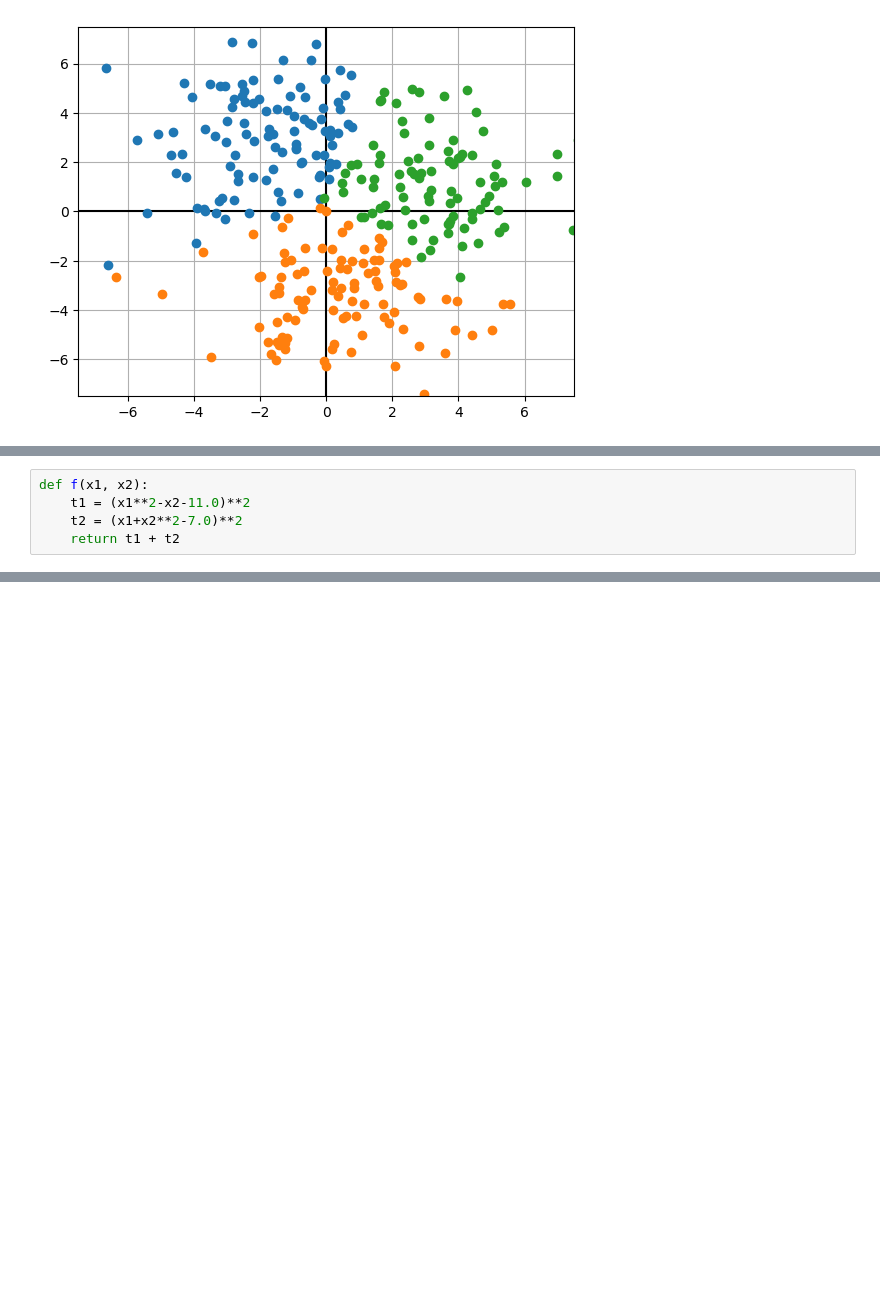
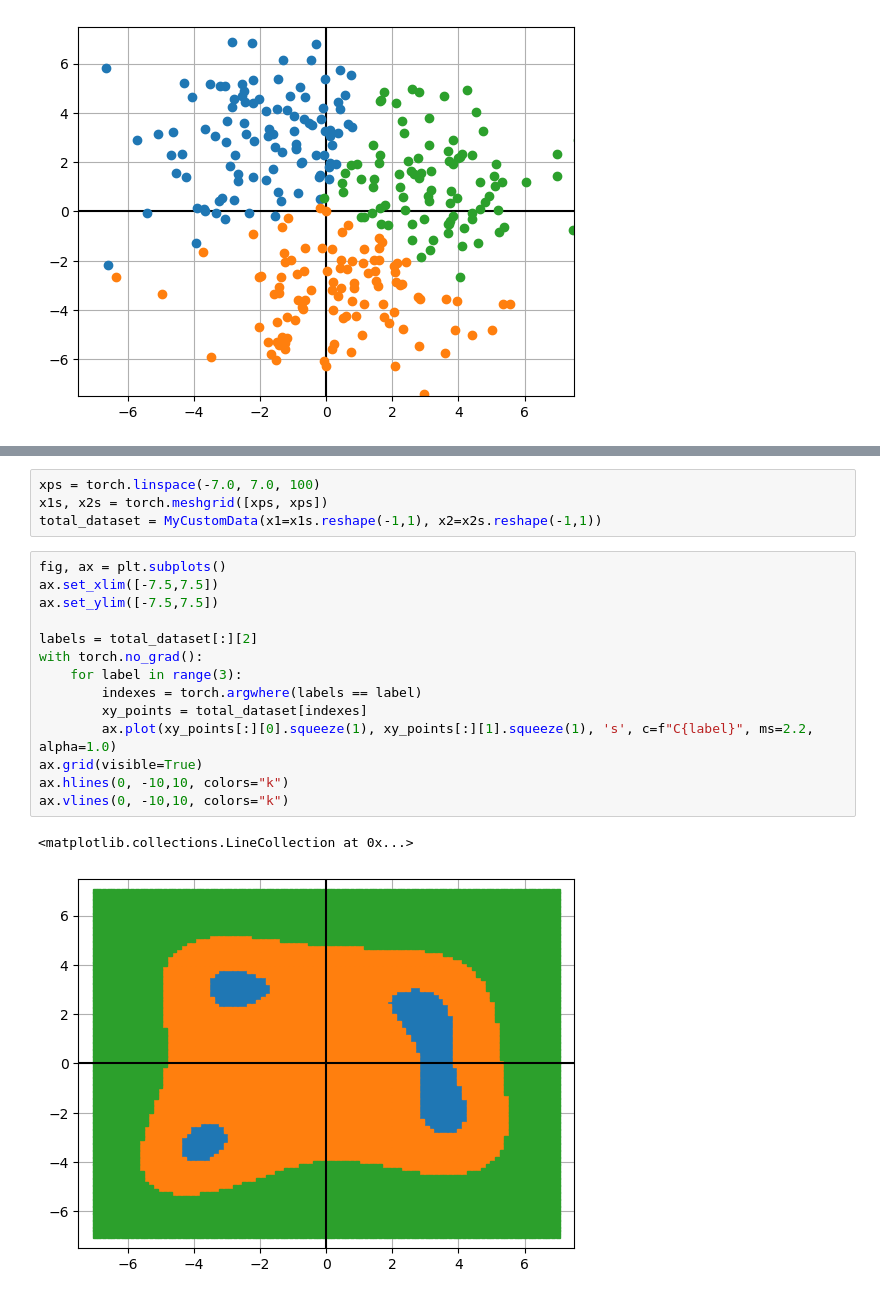
Before and after one commit to karsten3112/Computational-Physics, a Jupyter notebook: Week11/exercise56.ipynb, the cells around one changed output, grey strips where cells are left out. Saved outputs shown, nothing was run; the diff lists cells and outputs as text; blank space fills up the shorter version.

```diff
--- a/Week11/exercise56.ipynb
+++ b/Week11/exercise56.ipynb
@@ -108,8 +106,3 @@ ax.vlines(0, -10,10, colors="k")
 # %% [output]
 <matplotlib.collections.LineCollection at 0x...>
 [figure]
-# %%
-def f(x1, x2):
-    t1 = (x1**2-x2-11.0)**2
-    t2 = (x1+x2**2-7.0)**2
-    return t1 + t2
@@ -115,0 +137,21 @@ def f(x1, x2):
+# %%
+xps = torch.linspace(-7.0, 7.0, 100)
+x1s, x2s = torch.meshgrid([xps, xps])
+total_dataset = MyCustomData(x1=x1s.reshape(-1,1), x2=x2s.reshape(-1,1))
+# %%
+fig, ax = plt.subplots()
+ax.set_xlim([-7.5,7.5])
+ax.set_ylim([-7.5,7.5])
+
+labels = total_dataset[:][2]
+with torch.no_grad():
+    for label in range(3):
+        indexes = torch.argwhere(labels == label)
+        xy_points = total_dataset[indexes]
+        ax.plot(xy_points[:][0].squeeze(1), xy_points[:][1].squeeze(1), 's', c=f"C{label}", ms=2.2, alpha=1.0)
+ax.grid(visible=True)
+ax.hlines(0, -10,10, colors="k")
+ax.vlines(0, -10,10, colors="k")
+# %% [output]
+<matplotlib.collections.LineCollection at 0x...>
+[figure, added]
```
Also changed, not shown: parts of 2 cells of this notebook.
